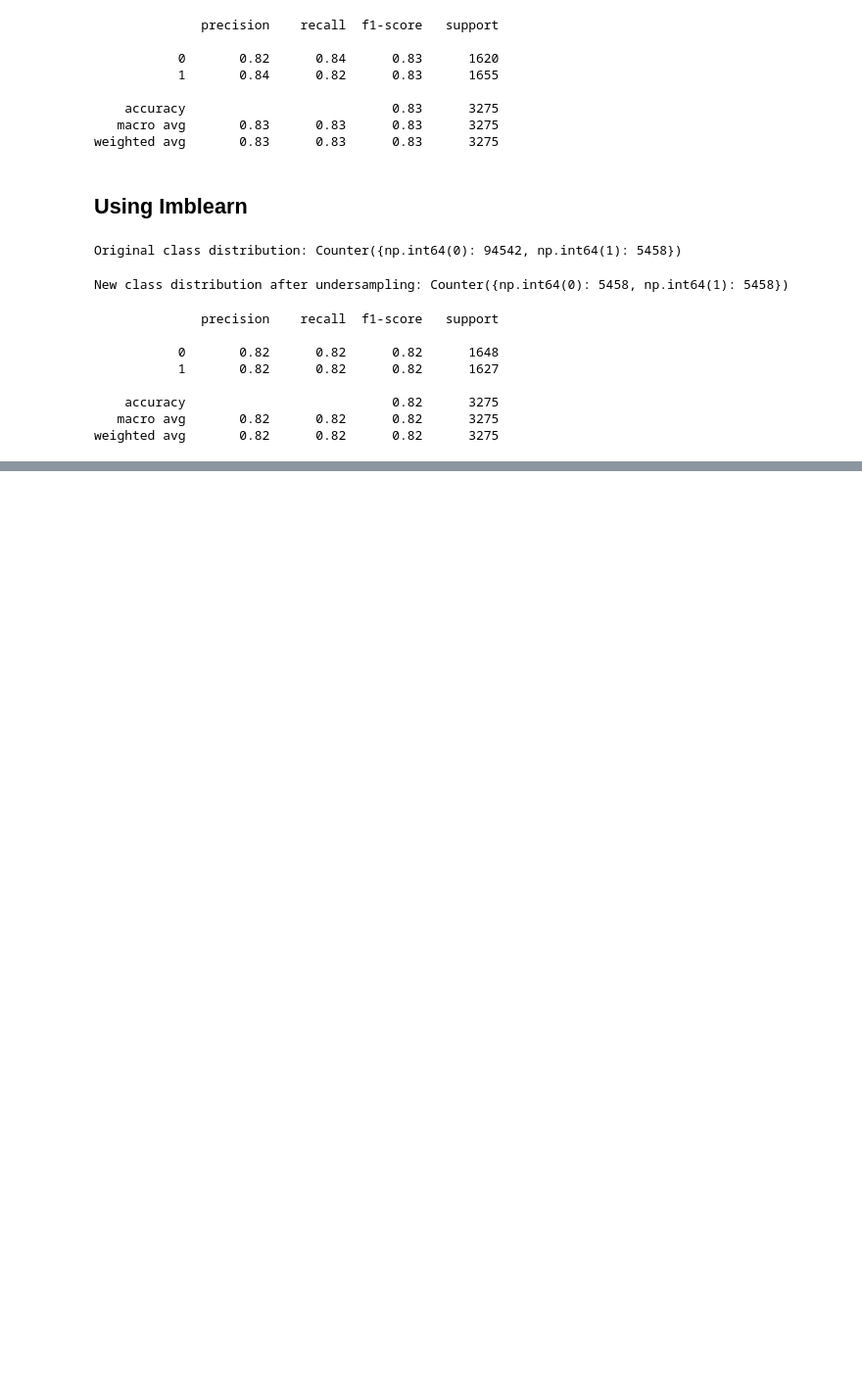
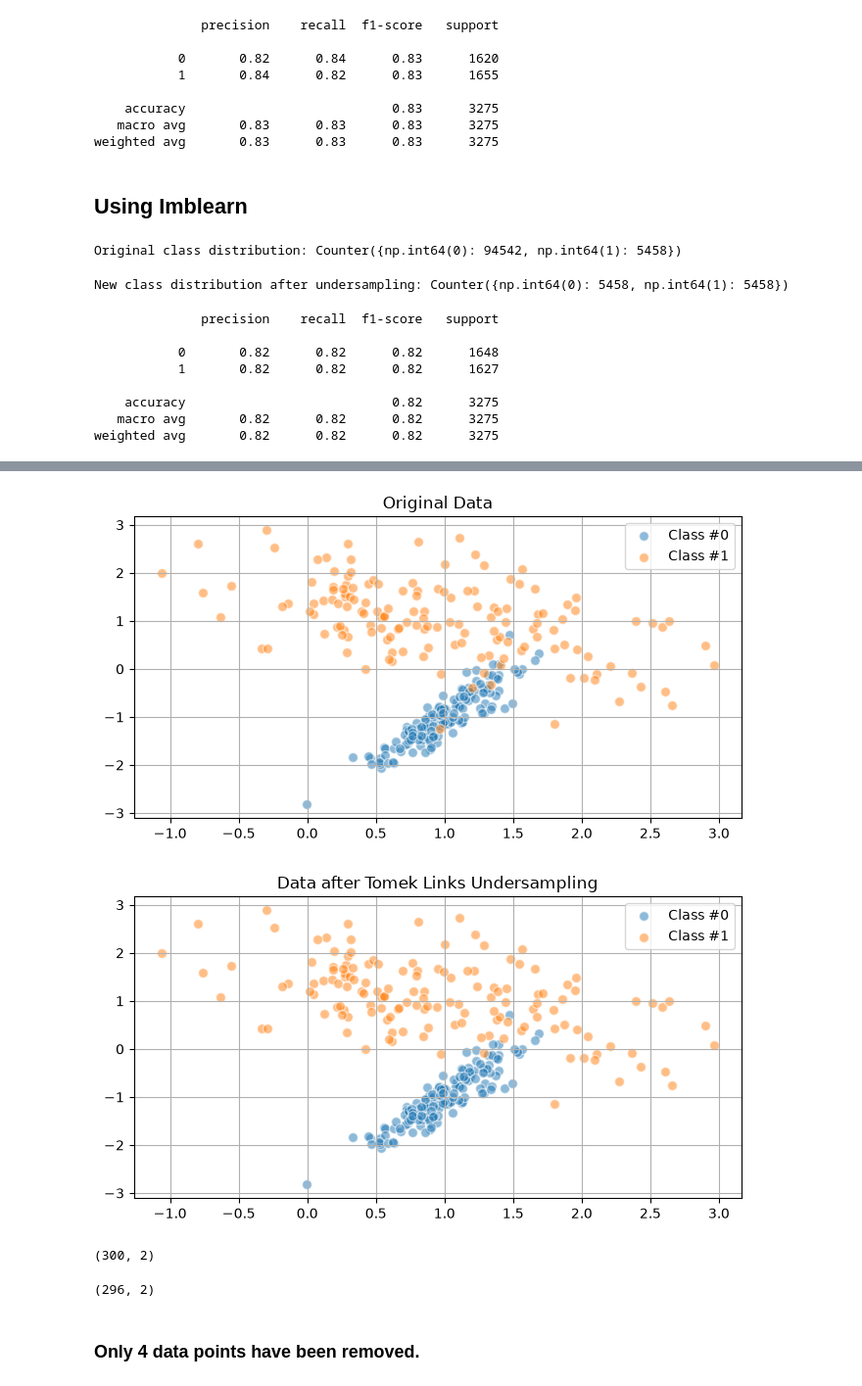
Before and after one commit to AvanindraBose/ML-Zodiac, a Jupyter notebook: ImbalancedDataset/undersampling_techniques.ipynb, the cells around one changed output, grey strips where cells are left out. Shown at 98% size. Saved outputs shown, nothing was run; the diff lists cells and outputs as text; code cells hidden in the pictures; blank space fills up the shorter version.

Commit message:
Added Tomek Links

```diff
--- a/ImbalancedDataset/undersampling_techniques.ipynb
+++ b/ImbalancedDataset/undersampling_techniques.ipynb
@@ -151,0 +163,38 @@ weighted avg       0.82      0.82      0.82      3275
+# %%
+# Generate a synthetic dataset with overlap
+X, y = make_classification(n_classes=2, class_sep=1, # class_sep controls the separability of the classes
+                           weights=[0.5, 0.5], n_informative=2, n_redundant=0, flip_y=0,
+                           n_features=2, n_clusters_per_class=1, n_samples=300, random_state=42)
+
+# Plotting function to visualize the data
+def plot_data(X, y, title):
+    plt.figure(figsize=(8, 4))
+    plt.scatter(X[y == 0][:, 0], X[y == 0][:, 1], label="Class #0", alpha=0.5, edgecolors='w', s=50)
+    plt.scatter(X[y == 1][:, 0], X[y == 1][:, 1], label="Class #1", alpha=0.5, edgecolors='w', s=50)
+    plt.title(title)
+    plt.legend()
+    plt.grid(True)
+    plt.show()
+
+# Original data plot
+plot_data(X, y, "Original Data")
+
+# Applying Tomek Links
+tl = TomekLinks()
+X_res, y_res = tl.fit_resample(X, y)
+
+# Resampled data plot
+plot_data(X_res, y_res, "Data after Tomek Links Undersampling")
+# %% [output]
+[figure, added]
+[figure, added]
+# %%
+X.shape
+# %% [output]
+(300, 2)
+# %%
+X_res.shape
+# %% [output]
+(296, 2)
+# %% [markdown]
+### Only 4 data points have been removed.
```
Also changed, not shown: parts of 2 cells of this notebook.
